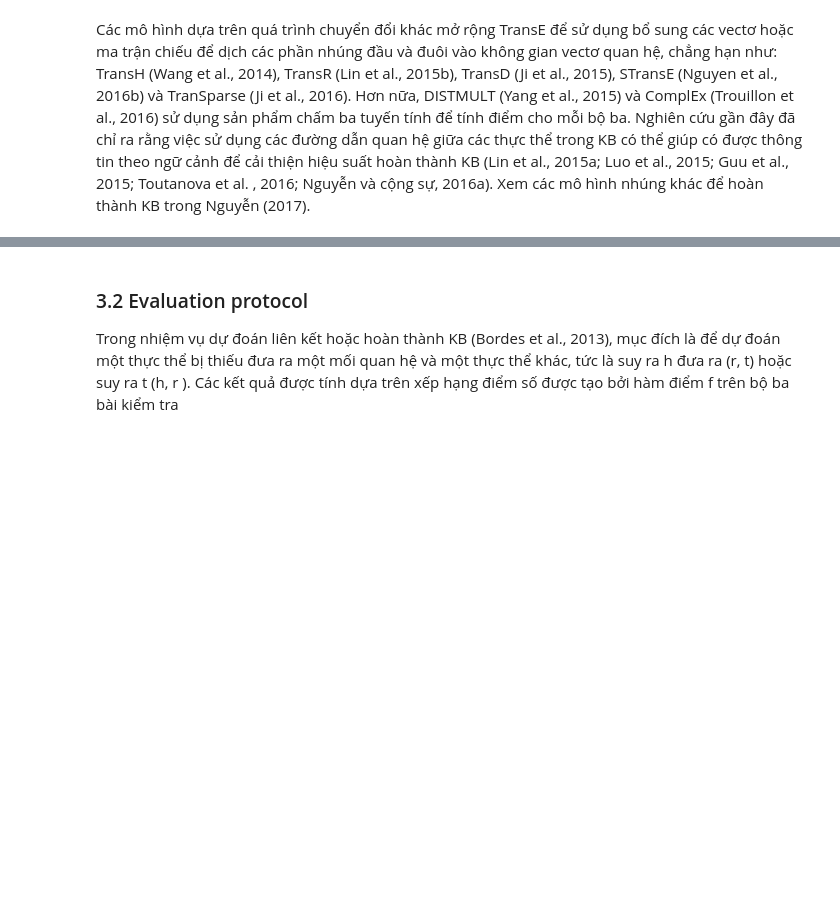
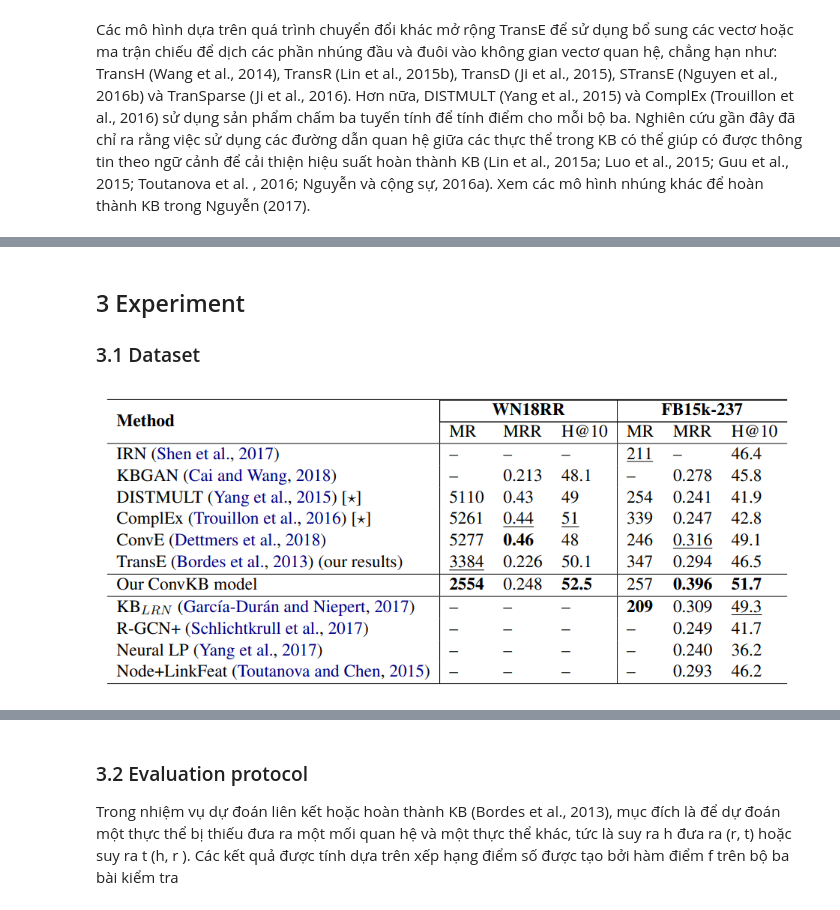
Before and after one commit to hmthanh/thesis, a Jupyter notebook: ipynbs/ConvKB.ipynb, the cells around one changed output, grey strips where cells are left out. Drawn from its saved outputs; the diff is of its cells as text; code cells hidden in the pictures; blank space fills up the shorter version.

```diff
--- a/ipynbs/ConvKB.ipynb
+++ b/ipynbs/ConvKB.ipynb
@@ -27,0 +125,8 @@ ConvKB của chúng tôi sử dụng các bộ lọc khác nhau ∈ R 1 × 3 đ
+# %% [markdown]
+## 3 Experiment
+
+### 3.1 Dataset
+# %%
+Image(filename='../images/convkb_t3.png')
+# %% [output]
+[figure, added]
```
Also changed, not shown: parts of 22 cells of this notebook, 3 other files.
